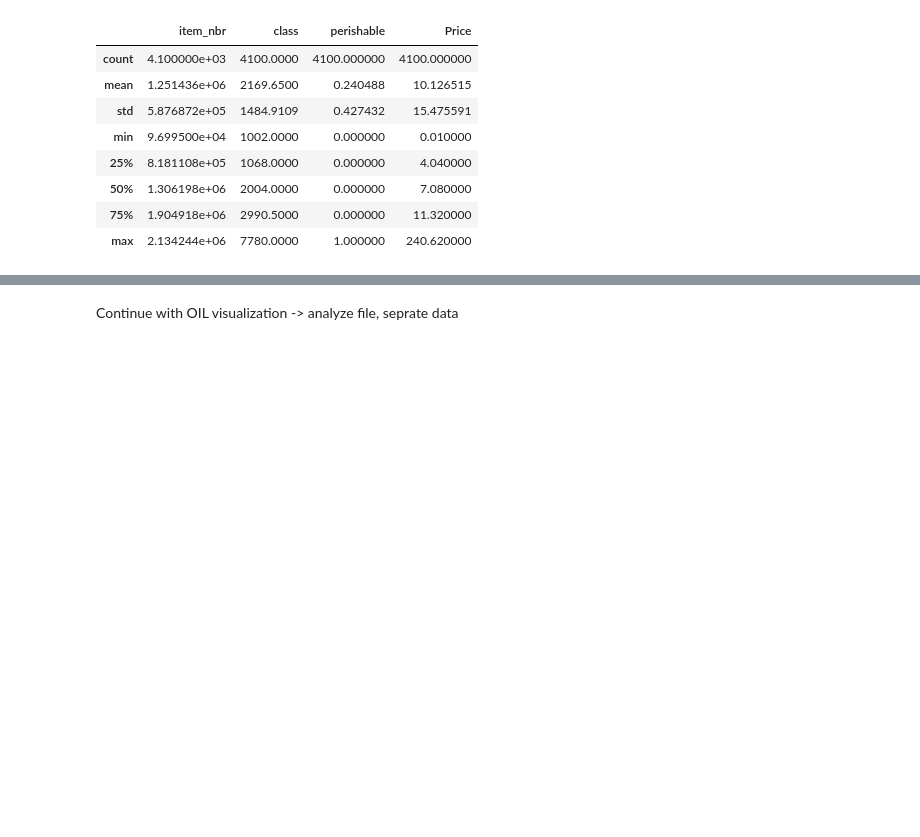
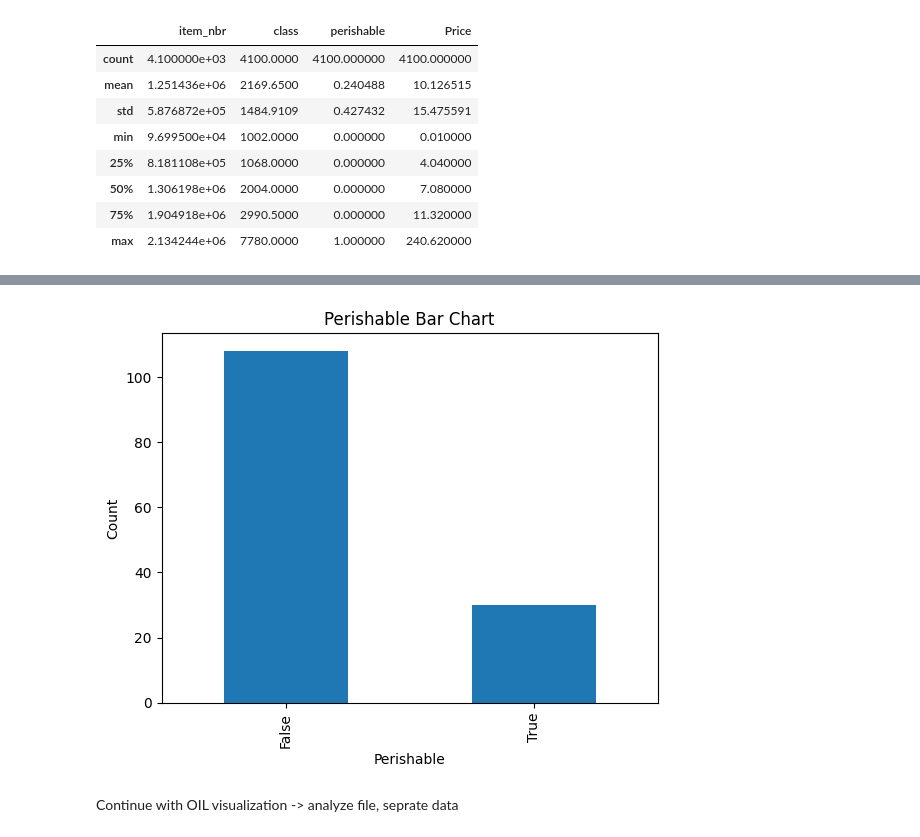
Before and after one commit to florboydens/Data-Analytics-Case-2, a Jupyter notebook: explorationViz.ipynb, the cells around one changed output, grey strips where cells are left out. Drawn from its saved outputs; the diff is of its cells as text; code cells hidden in the pictures; blank space fills up the shorter version.

```diff
--- a/explorationViz.ipynb
+++ b/explorationViz.ipynb
@@ -332,3 +335,10 @@ fig.show() """
 
 fig = px.treemap(items, path=['family'], title='Family Distribution')
 fig.show()
+# %%
+# negative_sales.info()
+# items.info()
+negative_sales_expanded = negative_sales.merge(items[['item_nbr', 'family','perishable'] ], on='item_nbr', how='left')
+negative_sales_expanded.info()
+fig = px.treemap(negative_sales_expanded, path=['family'], title='Family Distribution')
+fig.show()
@@ -335,3 +362,11 @@ fig.show()
+# %%
+negative_sales_expanded['perishable'].value_counts().plot(kind='bar')
+plt.xlabel('Perishable')
+plt.ylabel('Count')
+plt.title('Perishable Bar Chart')
+plt.show()
+# %% [output]
+[figure, added]
 # %% [markdown]
 Continue with OIL visualization
 -> analyze file, seprate data
```
Also changed, not shown: parts of 9 cells of this notebook, 2 other files.
